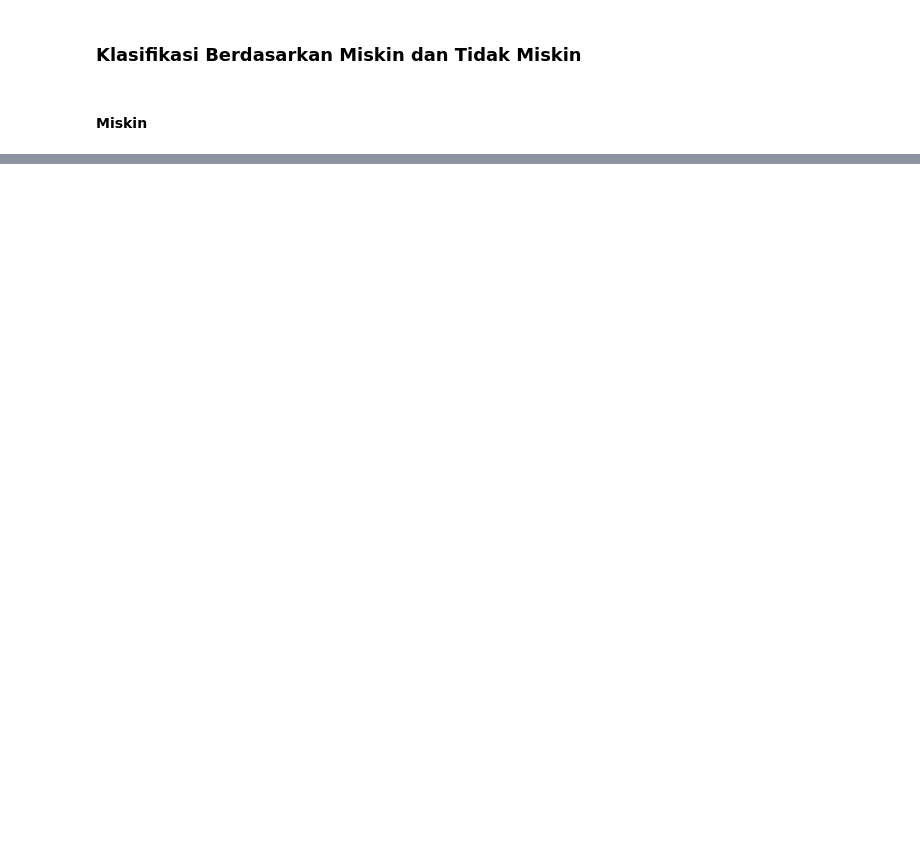
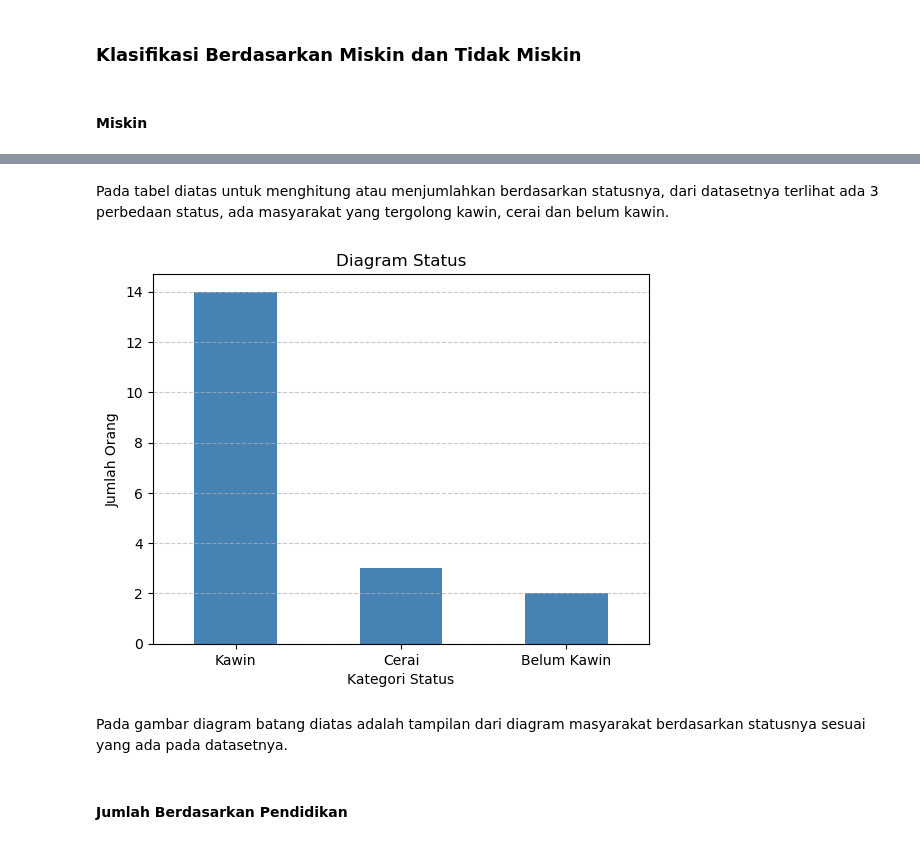
Before and after one commit to suryalynx/Pemodelan-dan-simulasi, a Jupyter notebook: TugasBesar.ipynb, the cells around one changed output, grey strips where cells are left out. Drawn from its saved outputs; the diff is of its cells as text; code cells hidden in the pictures; blank space fills up the shorter version.

```diff
--- a/TugasBesar.ipynb
+++ b/TugasBesar.ipynb
@@ -395,0 +198,10 @@ TypeError: only size-1 arrays can be converted to Python scalars
+# %% [markdown]
+Pada tabel diatas untuk menghitung atau menjumlahkan berdasarkan statusnya, dari datasetnya terlihat ada 3 perbedaan status, ada masyarakat yang tergolong kawin, cerai dan belum kawin.
+# %%
+diagramStatus = diagram(status, 'Kategori Status', 'Jumlah Orang', 'Diagram Status')
+# %% [output]
+[figure, added]
+# %% [markdown]
+Pada gambar diagram batang diatas adalah tampilan dari diagram masyarakat berdasarkan statusnya sesuai yang ada pada datasetnya.
+# %% [markdown]
+#### Jumlah Berdasarkan Pendidikan
```
Also changed, not shown: parts of 143 cells of this notebook, 3 other files.
